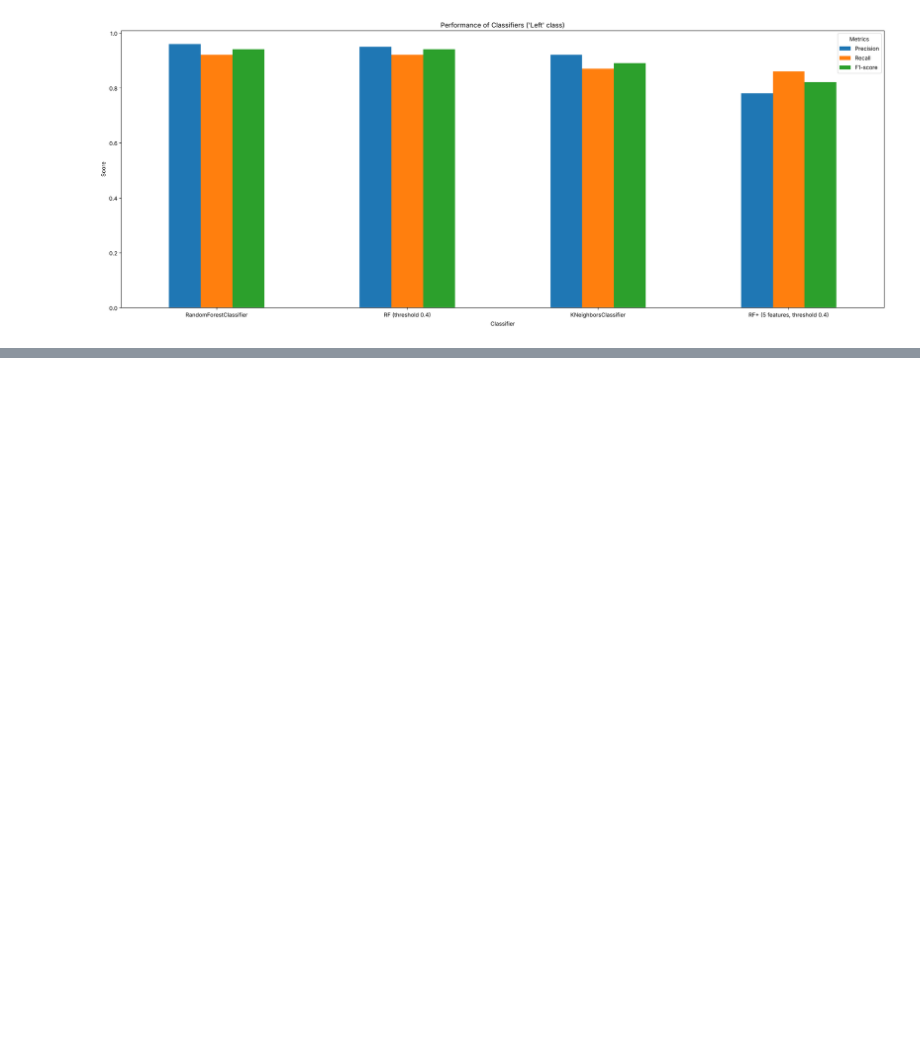
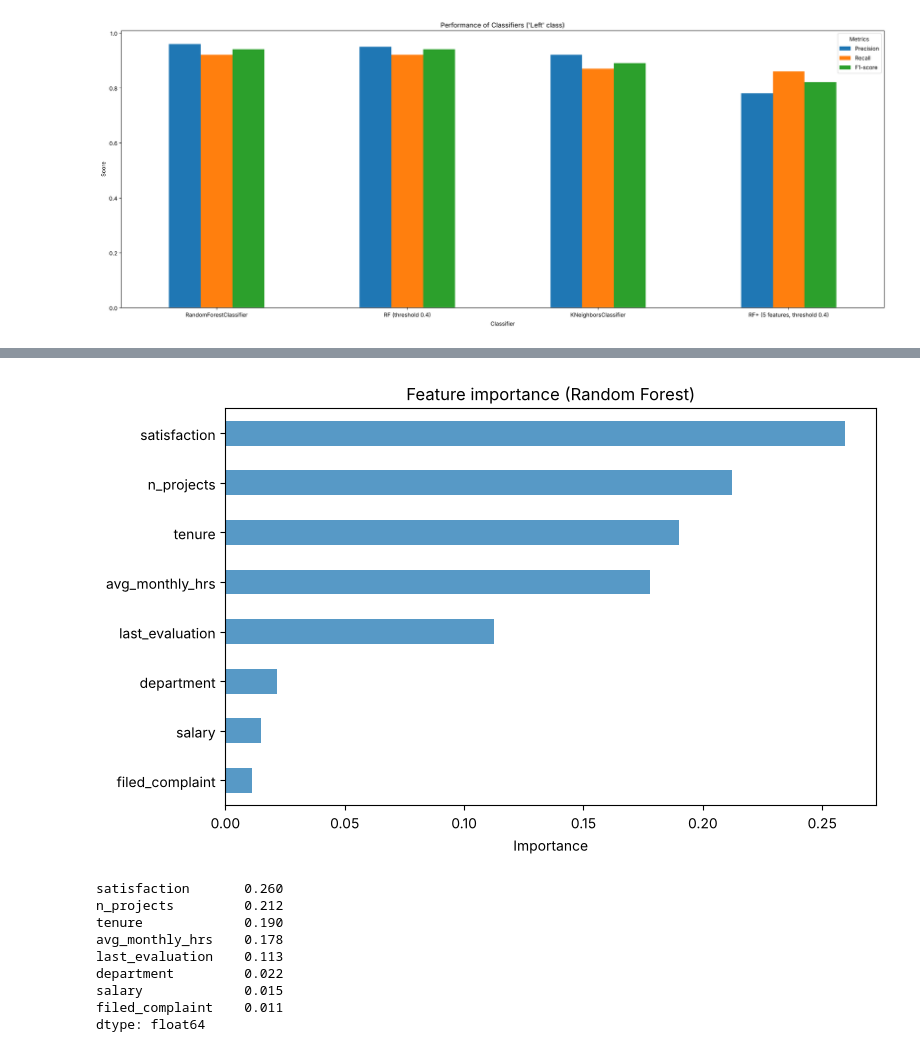
Before and after one commit to Tran-Gia-Huy/Huy_portfolio.github.io, a Jupyter notebook: docs/Employy Churn.ipynb, the cells around one changed output, grey strips where cells are left out. Cells and saved outputs as stored; diff of their text form; code cells hidden in the pictures; blank space fills up the shorter version.

```diff
--- a/docs/Employy Churn.ipynb
+++ b/docs/Employy Churn.ipynb
@@ -514,0 +638,20 @@ plt.tight_layout()
+# %%
+# 5. Feature importance (department dummies grouped together)
+imp = pd.Series(final_rf.feature_importances_, index=xo_train.columns)
+imp = imp.groupby(lambda c: 'department' if c.startswith('department_') else c).sum().sort_values()
+imp.plot.barh(color='#5799c6', figsize=(8, 5), title='Feature importance (Random Forest)')
+plt.xlabel('Importance')
+plt.tight_layout()
+plt.show()
+imp.sort_values(ascending=False).round(3)
+# %% [output]
+[figure, added]
+satisfaction       0.260
+n_projects         0.212
+tenure             0.190
+avg_monthly_hrs    0.178
+last_evaluation    0.113
+department         0.022
+salary             0.015
+filed_complaint    0.011
+dtype: float64
```
Also changed, not shown: parts of 11 cells of this notebook, 2 other files.
